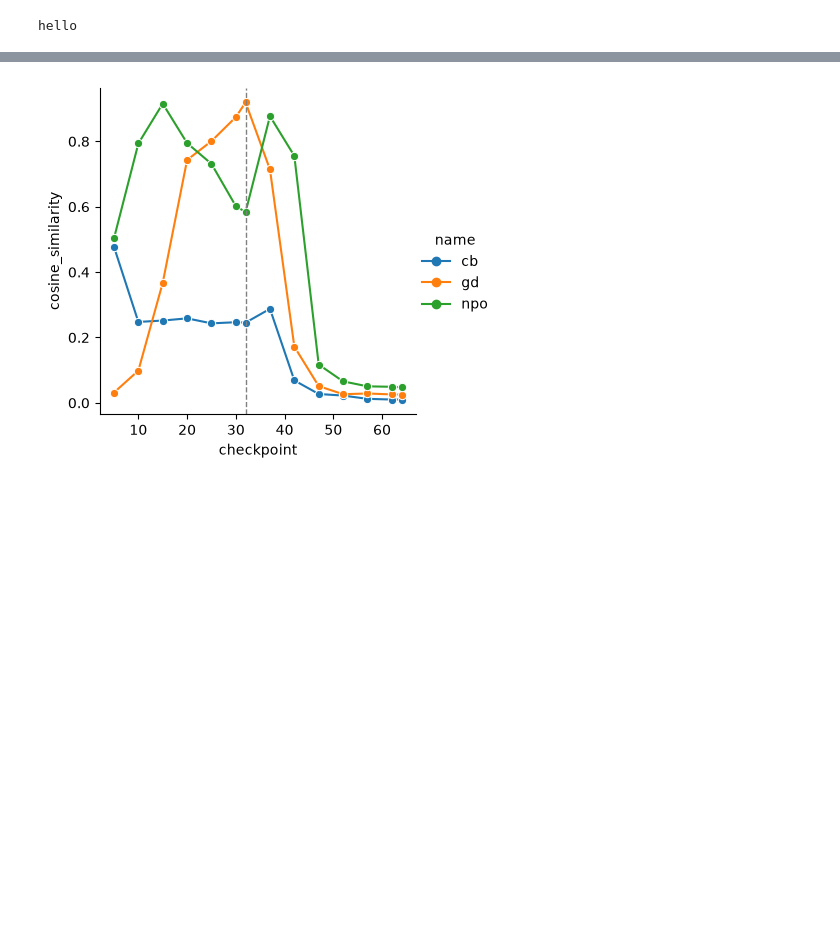
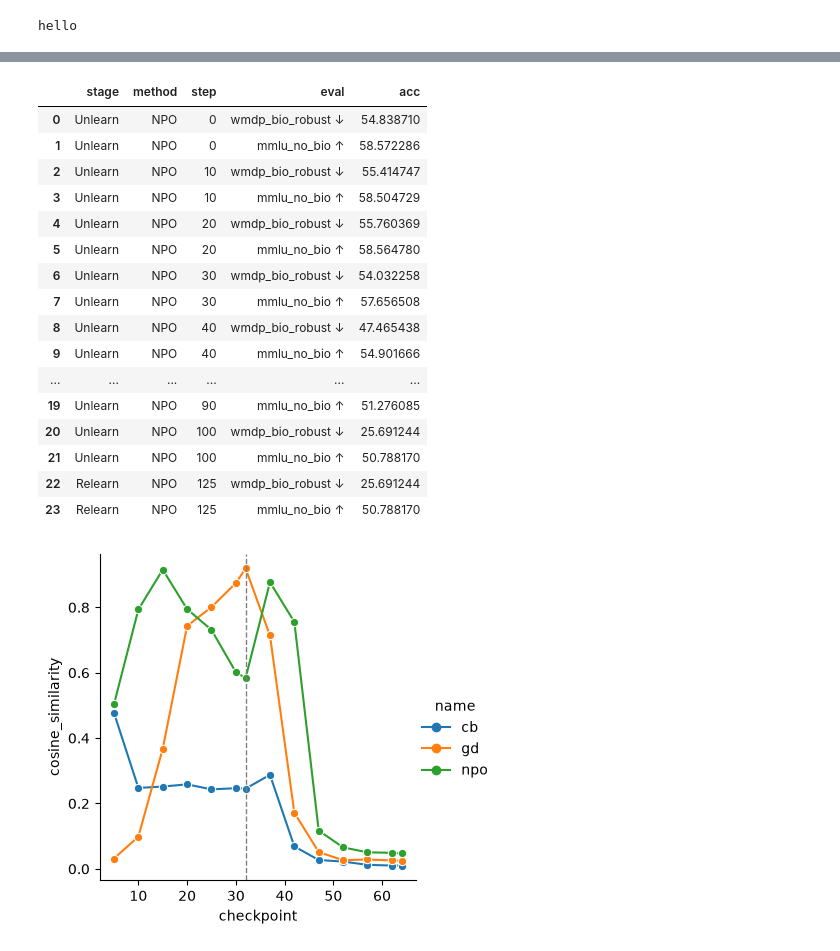
Before and after one commit to marawangamal/lilpipe, a Jupyter notebook: examples/tamper-resistance/scripts/analysis.ipynb, the cells around one changed output, grey strips where cells are left out. Drawn from its saved outputs; the diff is of its cells as text; code cells hidden in the pictures; blank space fills up the shorter version.

```diff
--- a/examples/tamper-resistance/scripts/analysis.ipynb
+++ b/examples/tamper-resistance/scripts/analysis.ipynb
@@ -357,3 +357,24 @@ for ax in g.axes.flat:
+# %%
+df[df["method"] == "NPO"]
+# dfp[dfp['eval'] == 'wmdp_bio_robust ↓']
+# %% [output]
+|  | stage | method | step | eval | acc |
+| 0 | Unlearn | NPO | 0 | wmdp_bio_robust ↓ | 54.838710 |
+| 1 | Unlearn | NPO | 0 | mmlu_no_bio ↑ | 58.572286 |
+| 2 | Unlearn | NPO | 10 | wmdp_bio_robust ↓ | 55.414747 |
+| 3 | Unlearn | NPO | 10 | mmlu_no_bio ↑ | 58.504729 |
+| 4 | Unlearn | NPO | 20 | wmdp_bio_robust ↓ | 55.760369 |
+| 5 | Unlearn | NPO | 20 | mmlu_no_bio ↑ | 58.564780 |
+| 6 | Unlearn | NPO | 30 | wmdp_bio_robust ↓ | 54.032258 |
+| 7 | Unlearn | NPO | 30 | mmlu_no_bio ↑ | 57.656508 |
+| 8 | Unlearn | NPO | 40 | wmdp_bio_robust ↓ | 47.465438 |
+| 9 | Unlearn | NPO | 40 | mmlu_no_bio ↑ | 54.901666 |
+| ... | ... | ... | ... | ... | ... |
+| 19 | Unlearn | NPO | 90 | mmlu_no_bio ↑ | 51.276085 |
+| 20 | Unlearn | NPO | 100 | wmdp_bio_robust ↓ | 25.691244 |
+| 21 | Unlearn | NPO | 100 | mmlu_no_bio ↑ | 50.788170 |
+| 22 | Relearn | NPO | 125 | wmdp_bio_robust ↓ | 25.691244 |
+| 23 | Relearn | NPO | 125 | mmlu_no_bio ↑ | 50.788170 |
 # %%
 import glob
 import json
```
Also changed, not shown: parts of 1 cell of this notebook, 6 other files.
